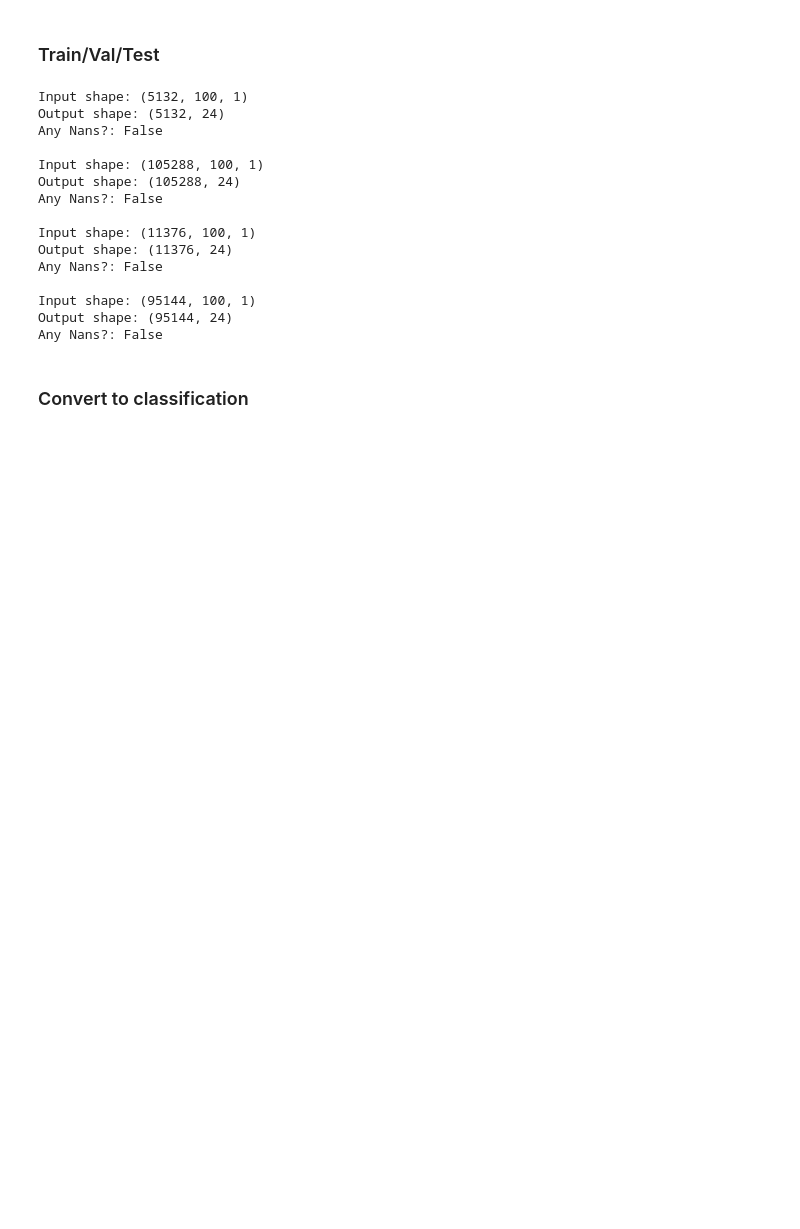
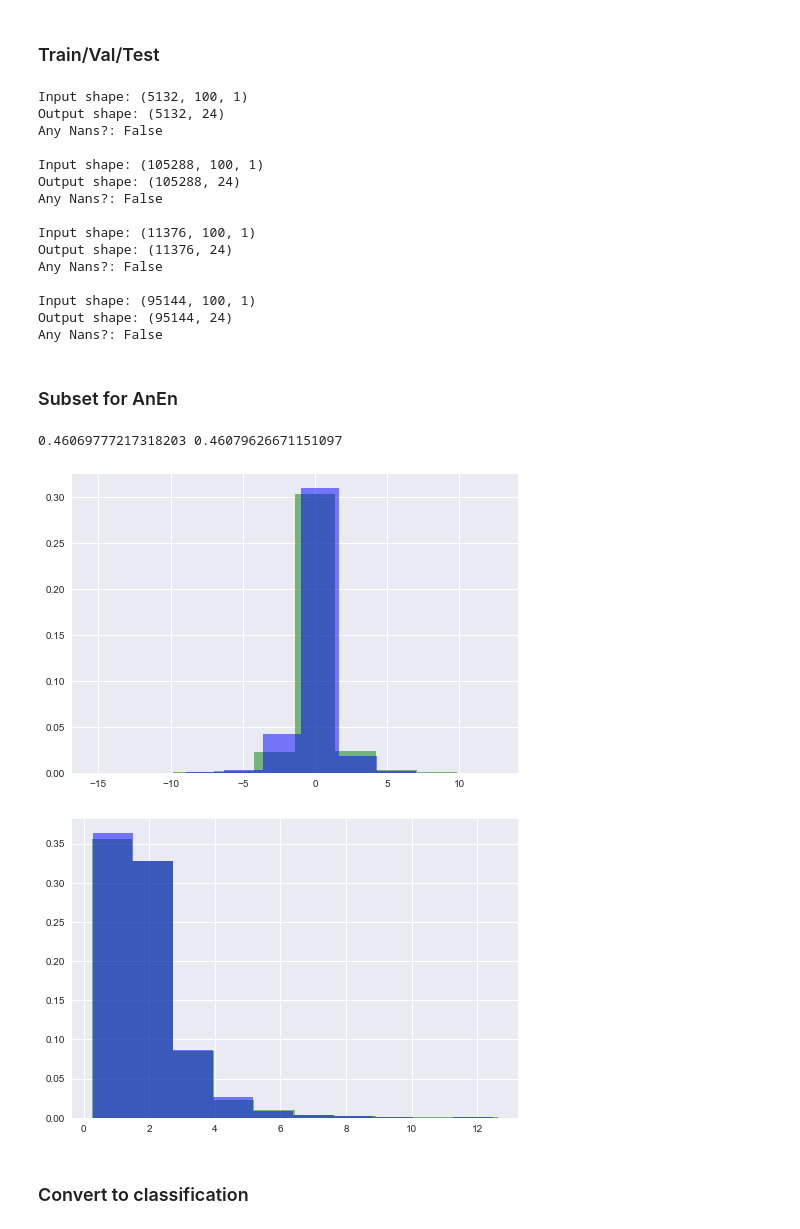
Before and after one commit to SiddhantDeshmukh/solarWind, a Jupyter notebook: notebooks/lstm_classifier.ipynb, the cells around one changed output. Saved outputs shown, nothing was run; the diff lists cells and outputs as text; code cells hidden in the pictures; blank space fills up the shorter version.

Commit message:
change to b_n, classification metrics, early stopping on f2, subset for anen

```diff
--- a/notebooks/lstm_classifier.ipynb
+++ b/notebooks/lstm_classifier.ipynb
@@ -31,6 +34,7 @@ START_TIME_CYCLE_25 = datetime(2019, 12, 1)
 INPUT_LENGTH = 100
 OUTPUT_LENGTH = 24
 PERCENTILE = 10
+VAR_TO_PREDICT = "BN"
 # %%
 def get_omni_rtn_data(start_time, end_time):
     identifier = 'OMNI_COHO1HR_MERGED_MAG_PLASMA'  # COHO 1HR data
@@ -42,10 +46,10 @@ cycle_22 = get_omni_rtn_data(START_TIME_CYCLE_22, START_TIME_CYCLE_23).to_datafr
 cycle_23 = get_omni_rtn_data(START_TIME_CYCLE_23, START_TIME_CYCLE_24).to_dataframe()
 cycle_24 = get_omni_rtn_data(START_TIME_CYCLE_24, START_TIME_CYCLE_25).to_dataframe()
 
-mag_field_strength_21 = np.array(cycle_21["BR"])
-mag_field_strength_22 = np.array(cycle_22["BR"])
-mag_field_strength_23 = np.array(cycle_23["BR"])
-mag_field_strength_24 = np.array(cycle_24["BR"])
+mag_field_strength_21 = np.array(cycle_21[VAR_TO_PREDICT])
+mag_field_strength_22 = np.array(cycle_22[VAR_TO_PREDICT])
+mag_field_strength_23 = np.array(cycle_23[VAR_TO_PREDICT])
+mag_field_strength_24 = np.array(cycle_24[VAR_TO_PREDICT])
 # %%
 def lstm_prepare_1d(mag_field_strength, input_length=INPUT_LENGTH, output_length=OUTPUT_LENGTH):
     inputs = np.array([mag_field_strength[i:i + input_length]
@@ -92,3 +96,5 @@ Any Nans?: False
 # %%
 inputs_train = np.concatenate([inputs_21, inputs_23])
 outputs_train = np.concatenate([outputs_21, outputs_23])
+# %% [markdown]
+### Subset for AnEn
@@ -94,0 +105,21 @@ outputs_train = np.concatenate([outputs_21, outputs_23])
+# %%
+outputs_test_mean = np.mean(outputs_test, axis=1)
+outputs_test_std = np.std(outputs_test, axis=1)
+outputs_test_binary = np.any(outputs_test <= solar_storm, axis=1).astype(int)
+
+test_set = np.transpose(np.stack((outputs_test_mean, outputs_test_std, outputs_test_binary)))
+split = StratifiedShuffleSplit(n_splits=1, test_size=0.05, random_state=42)
+for train_index, test_index in split.split(test_set, test_set[:, 2]):
+    strat_test_set = test_set[test_index]
+
+print(strat_test_set[:, 2].sum() / len(strat_test_set), test_set[:, 2].sum() / len(test_set))
+plt.hist(outputs_test_mean, alpha=0.5, density=True, color="green")
+plt.hist(strat_test_set[:, 0], alpha=0.5, density=True, color="blue")
+plt.show()
+plt.hist(outputs_test_std, alpha=0.5, density=True, color="green")
+plt.hist(strat_test_set[:, 1], alpha=0.5, density=True, color="blue")
+plt.show()
+# %% [output]
+0.46069777217318203 0.46079626671151097
+[figure, added]
+[figure, added]
```
Also changed, not shown: parts of 28 cells of this notebook.
